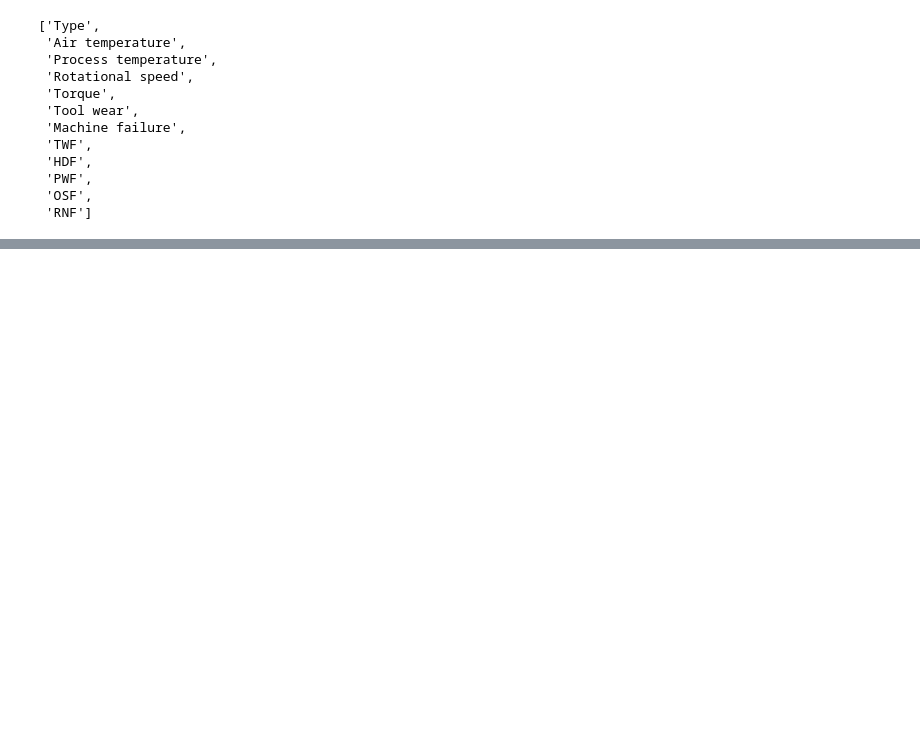
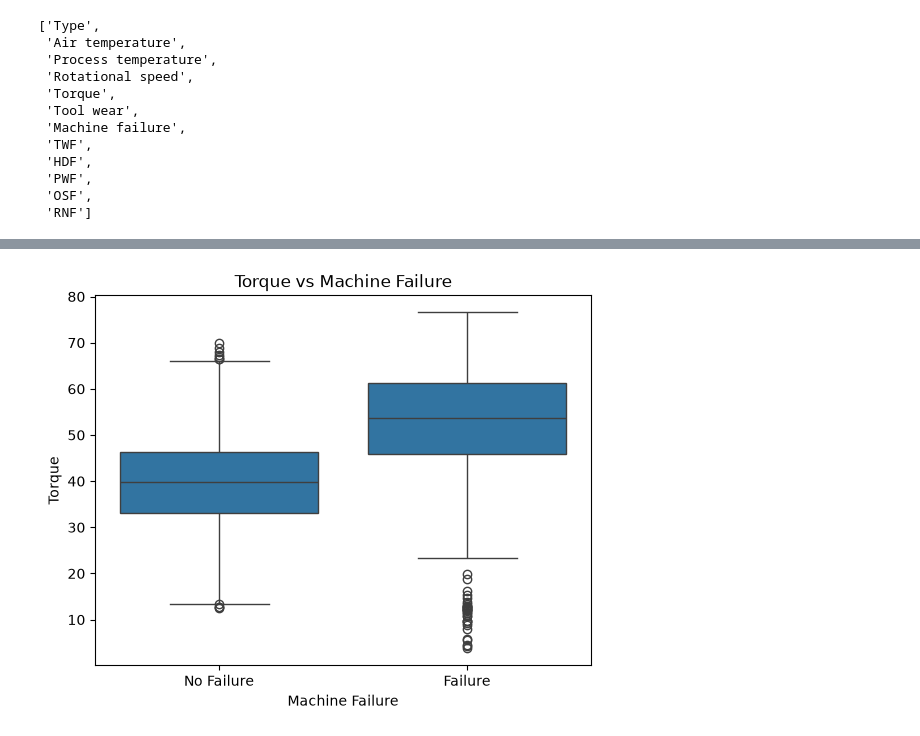
Before and after one commit to ankith0921/Industrial-predictive-maintenance, a Jupyter notebook: notebooks/01_dataset_exploration.ipynb, the cells around one changed output, grey strips where cells are left out. Saved outputs shown, nothing was run; the diff lists cells and outputs as text; code cells hidden in the pictures; blank space fills up the shorter version.

```diff
--- a/notebooks/01_dataset_exploration.ipynb
+++ b/notebooks/01_dataset_exploration.ipynb
@@ -72,0 +176,20 @@ df.columns.tolist()
+# %%
+import seaborn as sns
+
+sns.boxplot(
+    data=df,
+    x="Machine failure",
+    y="Torque"
+)
+
+plt.title("Torque vs Machine Failure")
+plt.xlabel("Machine Failure")
+plt.ylabel("Torque")
+plt.xticks(
+    [0, 1],
+    ["No Failure", "Failure"]
+)
+
+plt.show()
+# %% [output]
+[figure, added]
```
Also changed, not shown: parts of 61 cells of this notebook.
